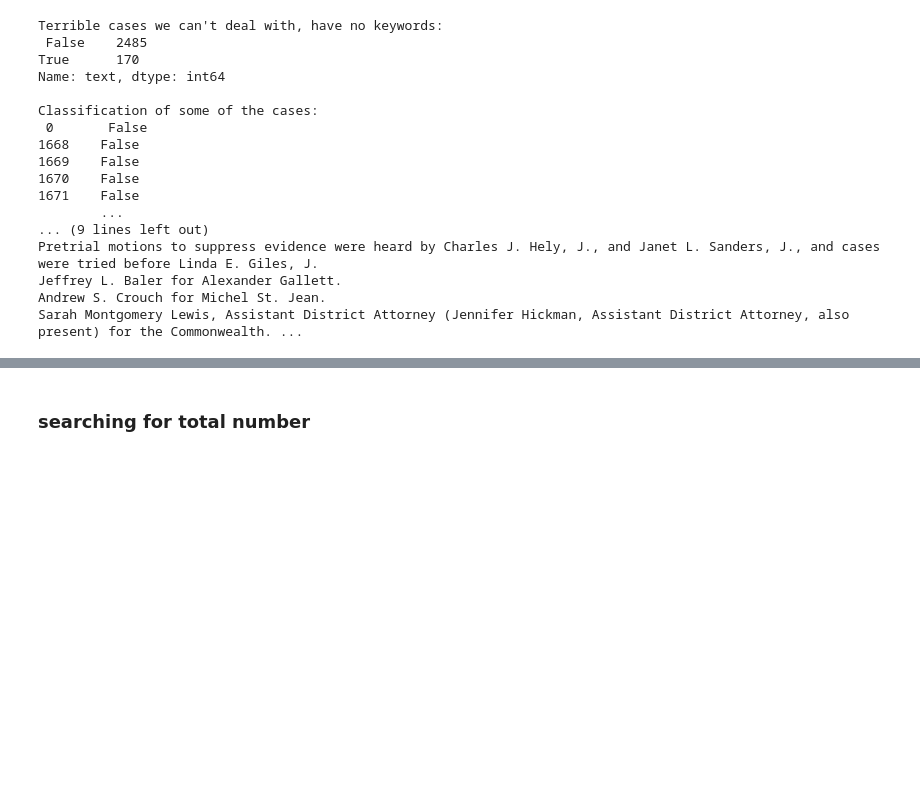
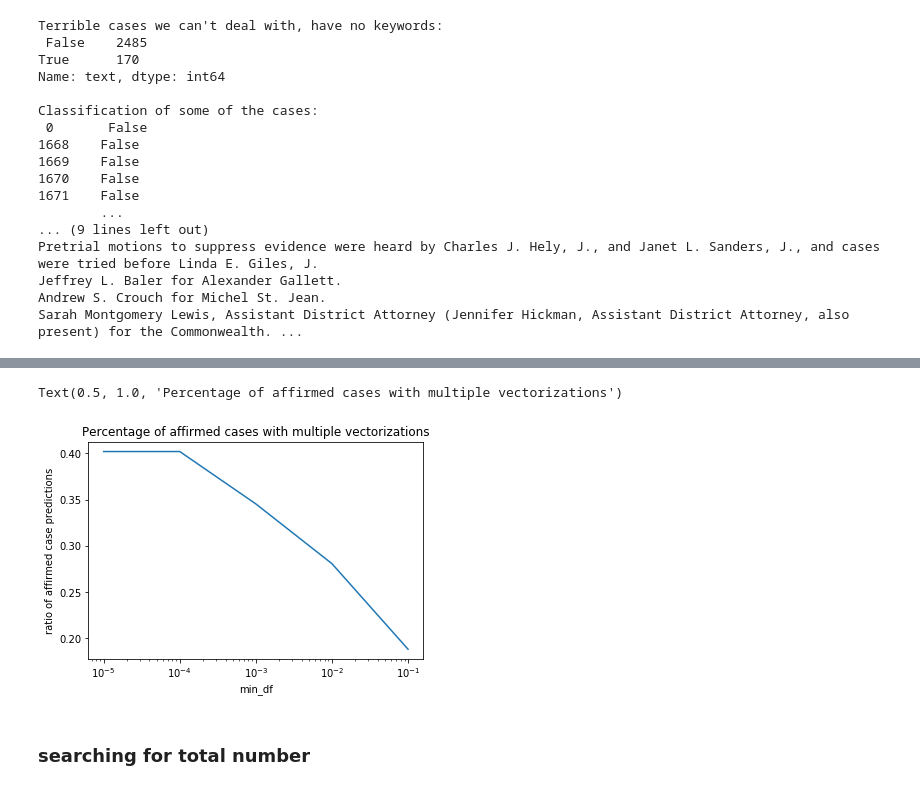
Before and after one commit to BU-Spark/CS506-Spring2020-Projects, a Jupyter notebook: Dolfi Ruiz Kuckes - Informants/scripts/terms_in_cases.ipynb, the cells around one changed output, grey strips where cells are left out. Cells and saved outputs as stored; diff of their text form; code cells hidden in the pictures; blank space fills up the shorter version.

```diff
--- a/Dolfi Ruiz Kuckes - Informants/scripts/terms_in_cases.ipynb
+++ b/Dolfi Ruiz Kuckes - Informants/scripts/terms_in_cases.ipynb
@@ -324,0 +399,3 @@ See the caveats in the documentation: https://pandas.pydata.org/pandas-docs/stab
+# %%
+# Perform Logistic Regression
+logreg = LogisticRegression(verbose=1,solver="liblinear").fit(pd_matrix,list(all_cases["decision"]))
@@ -325,3 +475,12 @@ See the caveats in the documentation: https://pandas.pydata.org/pandas-docs/stab
+# %%
+x = 0.1**np.asarray(range(1,6))
+plt.semilogx(x,np.asarray(num_affirm)/len(predictions))
+plt.xlabel("min_df")
+plt.ylabel("ratio of affirmed case predictions")
+plt.title("Percentage of affirmed cases with multiple vectorizations")
+# %% [output]
+Text(0.5, 1.0, 'Percentage of affirmed cases with multiple vectorizations')
+[figure, added]
 # %% [markdown]
 ### searching for total number
 # %%
```
Also changed, not shown: parts of 10 cells of this notebook.
